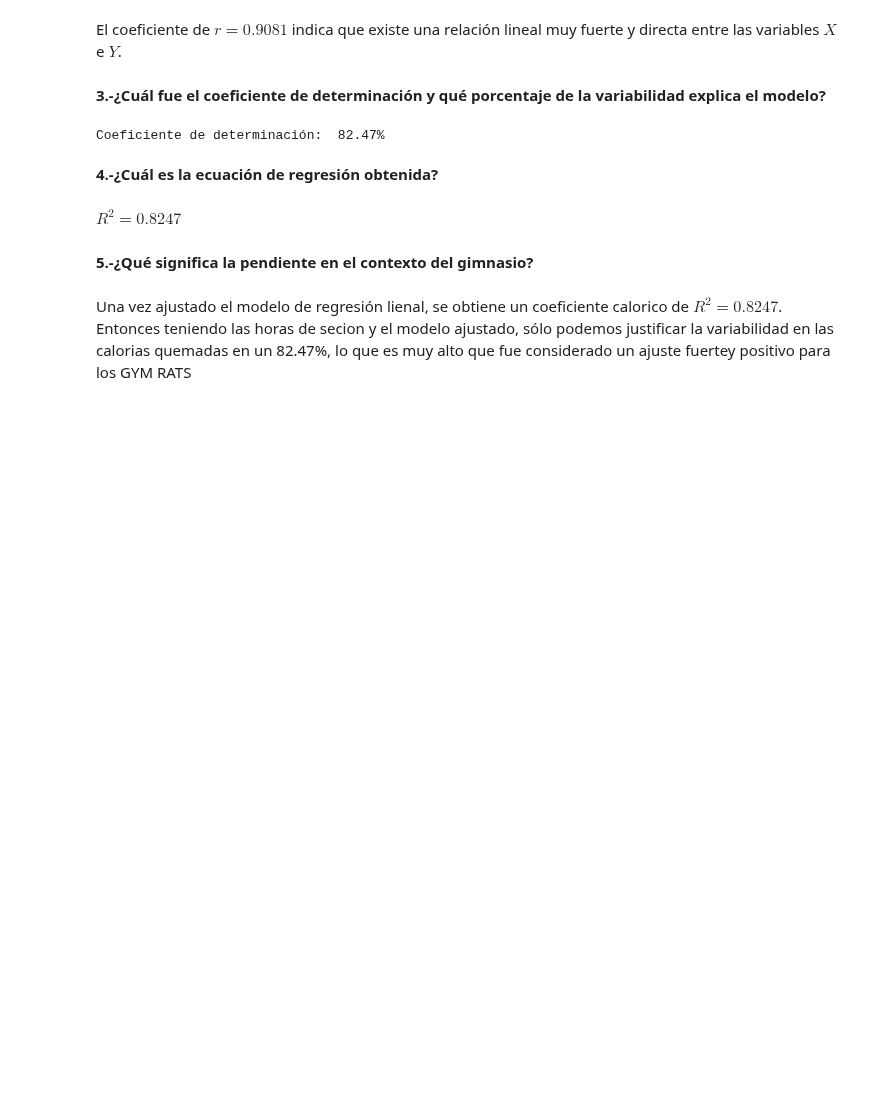
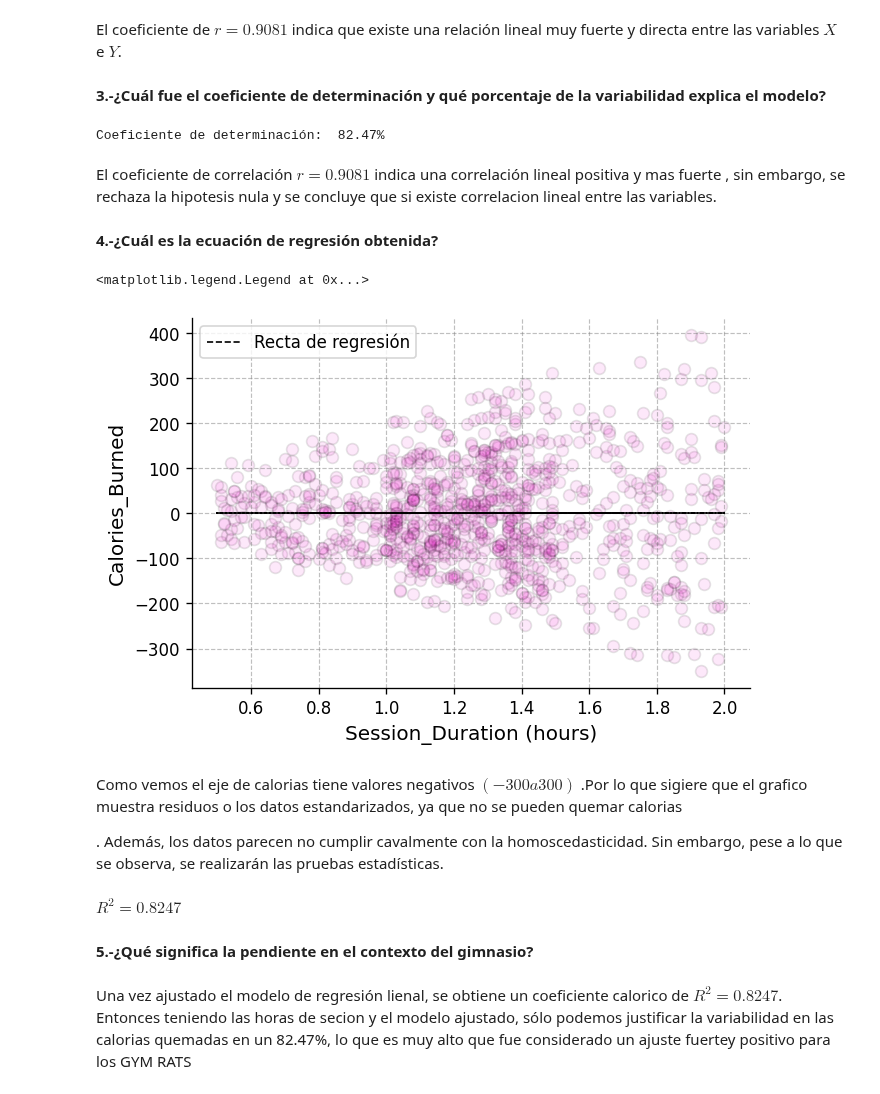
Before and after one commit to guadalupesbel-commits/EstadisticaVerano2026, a Jupyter notebook: GymMembers.ipynb, the cells around one changed output. Drawn from its saved outputs; the diff is of its cells as text; code cells hidden in the pictures; blank space fills up the shorter version.

```diff
--- a/GymMembers.ipynb
+++ b/GymMembers.ipynb
@@ -128,8 +137,81 @@ r2 = r2_score(Y, y_calculada)
 print(f"Coeficiente de determinación: {r2: 0.2%}")
 # %% [output]
 Coeficiente de determinación:  82.47%
+# %% [markdown]
+El coeficiente de correlación $r=0.9081$ indica una correlación lineal positiva y mas fuerte , sin embargo, se rechaza la hipotesis nula y se concluye que si existe correlacion lineal entre las variables.
 # %% [markdown]
 **4.-¿Cuál es la ecuación de regresión obtenida?**
+# %%
+residuales = modelo.resid
+# %%
+# Importamos la librería matplotlib.pyplot y le damos el pseudónimo plt
+import matplotlib.pyplot as plt
+
+# Configuración general del gráfico
+plt.figure(
+    figsize=(6, 4),   # tamaño de la figura (ancho, alto) en pulgadas
+    dpi=120           # resolución del gráfico
+)
+
+# Gráfico de dispersión
+plt.scatter(
+    X, residuales,      # <-----------------
+    marker="o",       # forma: googlear "matplotlib.markers"
+    color='#F527D3',     # color de los puntos
+    edgecolor='black',    # borde de los puntos
+    alpha=0.1,            # transparencia: 0 es invisible y 1 es color sólido
+    s=50,                 # tamaño de los puntos
+)
+
+# Gráfico de línea
+plt.plot(
+    X, y_calculada * 0,
+    color='black',   # color de la línea
+    linewidth=1.0,        # grosor de la línea
+    linestyle='--',        # estilo de línea
+    label='Recta de regresión'
+)
+
+# Etiquetas de los ejes
+# eje x
+plt.xlabel(
+    'Session_Duration (hours)', # etiqueta del eje x
+    fontsize=12  # tamaño de fuente
+)
+
+plt.ylabel(
+    'Calories_Burned', # etiqueta del eje y
+    fontsize=12 # tamaño de fuente
+)
+
+# Fuente de los ticks
+plt.xticks(fontsize=10)
+plt.yticks(fontsize=10)
+
+# Márgenes
+plt.gca().spines['right'].set_visible(False) # derecha
+plt.gca().spines['top'].set_visible(False)   # superior
+
+# Cuadrícula (opcional, pero didáctica)
+plt.grid(
+    visible=True,
+    linestyle='--',
+    linewidth=0.7,
+    alpha=0.5,
+    color="gray"
+)
+
+plt.legend(
+    fontsize=10,
+    loc='best'
+)
+# %% [output]
+<matplotlib.legend.Legend at 0x...>
+[figure, added]
+# %% [markdown]
+Como vemos el eje de calorias tiene valores negativos $(-300 a 300)$  .Por lo que sigiere que el grafico muestra residuos o los datos estandarizados, ya que no se pueden quemar calorias
+
+. Además, los datos parecen no cumplir cavalmente con la homoscedasticidad. Sin embargo, pese a lo que se observa, se realizarán las pruebas estadísticas.
 # %% [markdown]
 **$R^2=0.8247$**
 # %% [markdown]
```
Also changed, not shown: parts of 27 cells of this notebook.
